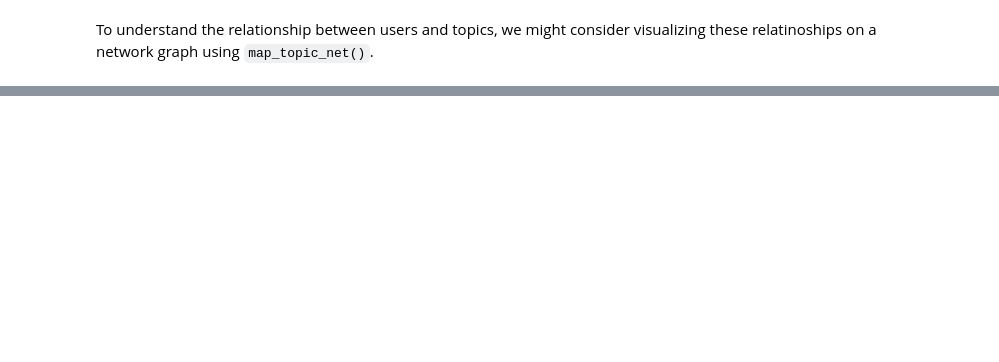
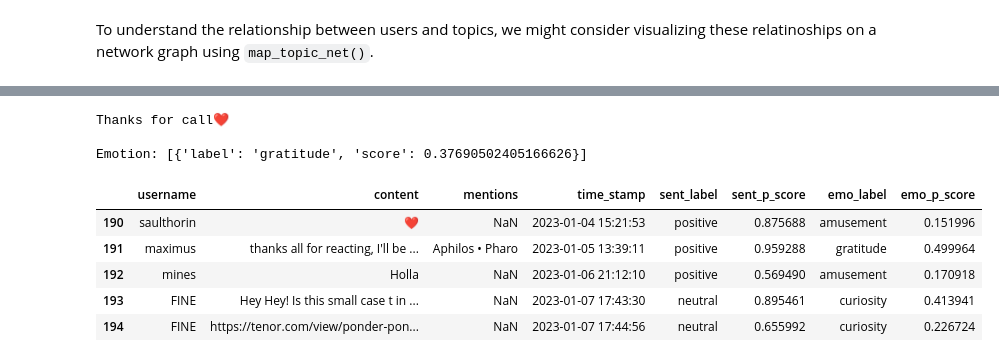
Before and after one commit to Project-LION-AI/lionOS, a Jupyter notebook: lion_classification_pipeline.ipynb, the cells around one changed output, grey strips where cells are left out. Saved outputs shown, nothing was run; the diff lists cells and outputs as text; code cells hidden in the pictures; blank space fills up the shorter version.

```diff
--- a/lion_classification_pipeline.ipynb
+++ b/lion_classification_pipeline.ipynb
@@ -210,0 +241,25 @@ network.html
+# %%
+# create our doc object containing a sampled message
+doc = df.content.sample().values[0]
+
+# run sentiment analysis with roberta all labels as output
+emo = ai.analyze_emotion(doc, p_min=.10)
+
+# display our result
+print(doc, '\n\nEmotion:', emo)
+# %% [output]
+Thanks for call❤️
+
+Emotion: [{'label': 'gratitude', 'score': 0.37690502405166626}]
+# %%
+# assign the function output to a new dataframe
+test_emo = ai.get_emotion_features(test_sent, col='content')
+# view the results
+test_emo.head()
+# %% [output]
+|  | username | content | mentions | time_stamp | sent_label | sent_p_score | emo_label | emo_p_score |
+| 190 | saulthorin | ❤️ | NaN | 2023-01-04 15:21:53 | positive | 0.875688 | amusement | 0.151996 |
+| 191 | maximus | thanks all for reacting, I'll be ... | Aphilos • Pharo | 2023-01-05 13:39:11 | positive | 0.959288 | gratitude | 0.499964 |
+| 192 | mines | Holla | NaN | 2023-01-06 21:12:10 | positive | 0.569490 | amusement | 0.170918 |
+| 193 | FINE | Hey Hey! Is this small case t in ... | NaN | 2023-01-07 17:43:30 | neutral | 0.895461 | curiosity | 0.413941 |
+| 194 | FINE | https://tenor.com/view/ponder-pon... | NaN | 2023-01-07 17:44:56 | neutral | 0.655992 | curiosity | 0.226724 |
```
Also changed, not shown: parts of 23 cells of this notebook, 1 other file.
